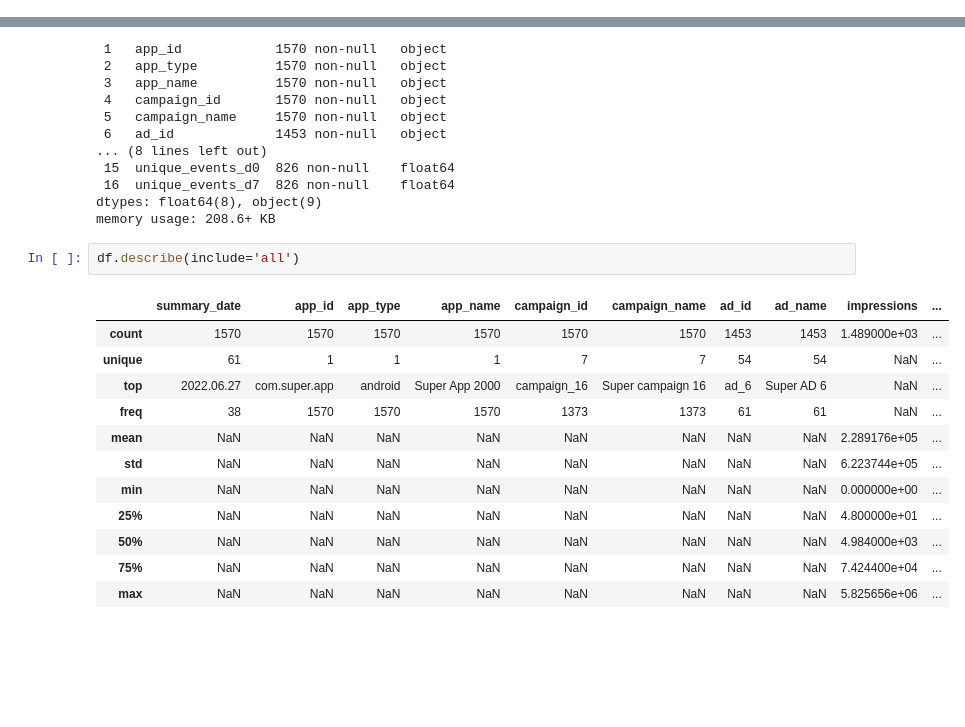
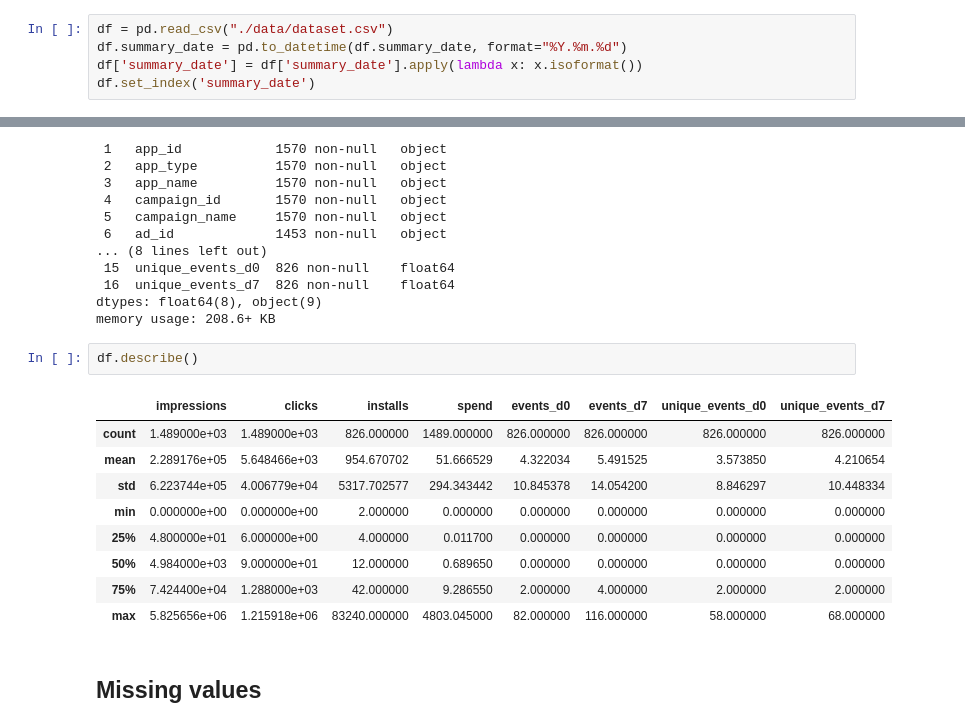
Before and after one commit to LucaGelmini/WinClap-dataEng-technicalTest, a Jupyter notebook: exercise3/report.ipynb, the cells around one changed output, grey strips where cells are left out. Cells and saved outputs as stored; diff of their text form; blank space fills up the shorter version.

```diff
--- a/exercise3/report.ipynb
+++ b/exercise3/report.ipynb
@@ -14,0 +8,5 @@ df.head()
+# %%
+df = pd.read_csv("./data/dataset.csv")
+df.summary_date = pd.to_datetime(df.summary_date, format="%Y.%m.%d")
+df['summary_date'] = df['summary_date'].apply(lambda x: x.isoformat())
+df.set_index('summary_date')
@@ -35,17 +59,16 @@ Data columns (total 17 columns):
 dtypes: float64(8), object(9)
 memory usage: 208.6+ KB
 # %%
-df.describe(include='all')
+df.describe()
 # %% [output]
-|  | summary_date | app_id | app_type | app_name | campaign_id | campaign_name | ad_id | ad_name | impressions | ... |
-| count | 1570 | 1570 | 1570 | 1570 | 1570 | 1570 | 1453 | 1453 | 1.489000e+03 | ... |
-| unique | 61 | 1 | 1 | 1 | 7 | 7 | 54 | 54 | NaN | ... |
-| top | 2022.06.27 | com.super.app | android | Super App 2000 | campaign_16 | Super campaign 16 | ad_6 | Super AD 6 | NaN | ... |
-| freq | 38 | 1570 | 1570 | 1570 | 1373 | 1373 | 61 | 61 | NaN | ... |
-| mean | NaN | NaN | NaN | NaN | NaN | NaN | NaN | NaN | 2.289176e+05 | ... |
-| std | NaN | NaN | NaN | NaN | NaN | NaN | NaN | NaN | 6.223744e+05 | ... |
-| min | NaN | NaN | NaN | NaN | NaN | NaN | NaN | NaN | 0.000000e+00 | ... |
-| 25% | NaN | NaN | NaN | NaN | NaN | NaN | NaN | NaN | 4.800000e+01 | ... |
-| 50% | NaN | NaN | NaN | NaN | NaN | NaN | NaN | NaN | 4.984000e+03 | ... |
-| 75% | NaN | NaN | NaN | NaN | NaN | NaN | NaN | NaN | 7.424400e+04 | ... |
-| max | NaN | NaN | NaN | NaN | NaN | NaN | NaN | NaN | 5.825656e+06 | ... |
+|  | impressions | clicks | installs | spend | events_d0 | events_d7 | unique_events_d0 | unique_events_d7 |
+| count | 1.489000e+03 | 1.489000e+03 | 826.000000 | 1489.000000 | 826.000000 | 826.000000 | 826.000000 | 826.000000 |
+| mean | 2.289176e+05 | 5.648466e+03 | 954.670702 | 51.666529 | 4.322034 | 5.491525 | 3.573850 | 4.210654 |
+| std | 6.223744e+05 | 4.006779e+04 | 5317.702577 | 294.343442 | 10.845378 | 14.054200 | 8.846297 | 10.448334 |
+| min | 0.000000e+00 | 0.000000e+00 | 2.000000 | 0.000000 | 0.000000 | 0.000000 | 0.000000 | 0.000000 |
+| 25% | 4.800000e+01 | 6.000000e+00 | 4.000000 | 0.011700 | 0.000000 | 0.000000 | 0.000000 | 0.000000 |
+| 50% | 4.984000e+03 | 9.000000e+01 | 12.000000 | 0.689650 | 0.000000 | 0.000000 | 0.000000 | 0.000000 |
+| 75% | 7.424400e+04 | 1.288000e+03 | 42.000000 | 9.286550 | 2.000000 | 4.000000 | 2.000000 | 2.000000 |
+| max | 5.825656e+06 | 1.215918e+06 | 83240.000000 | 4803.045000 | 82.000000 | 116.000000 | 58.000000 | 68.000000 |
+# %% [markdown]
+## Missing values
```
Also changed, not shown: parts of 38 cells of this notebook.
